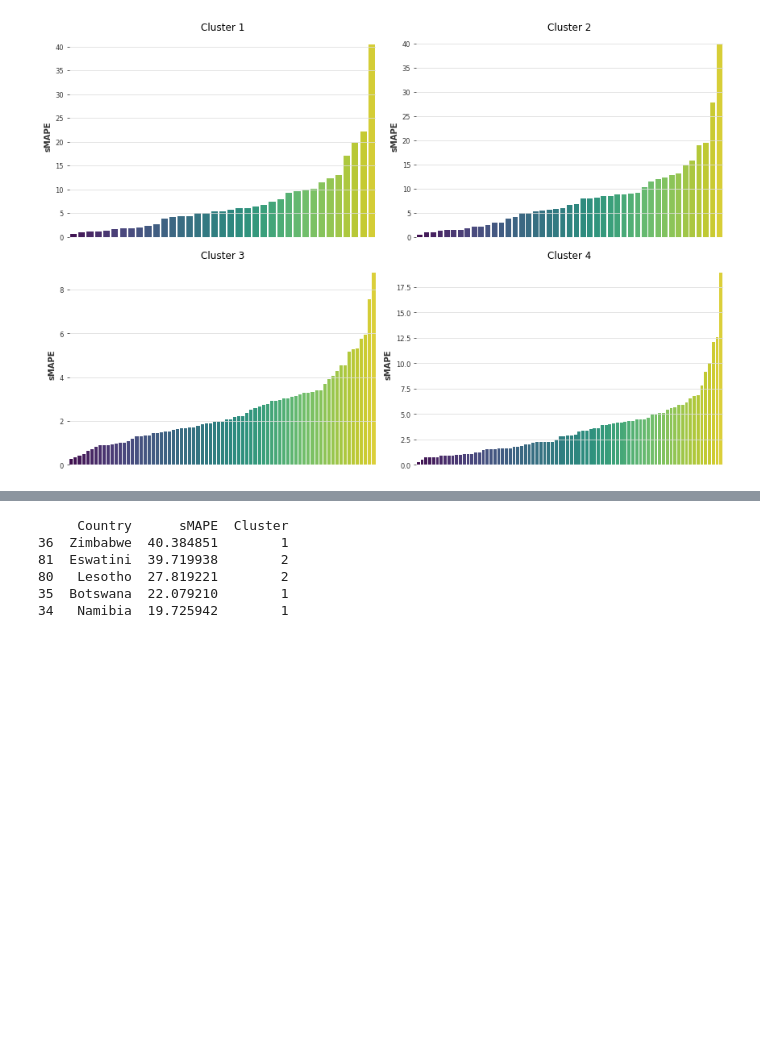
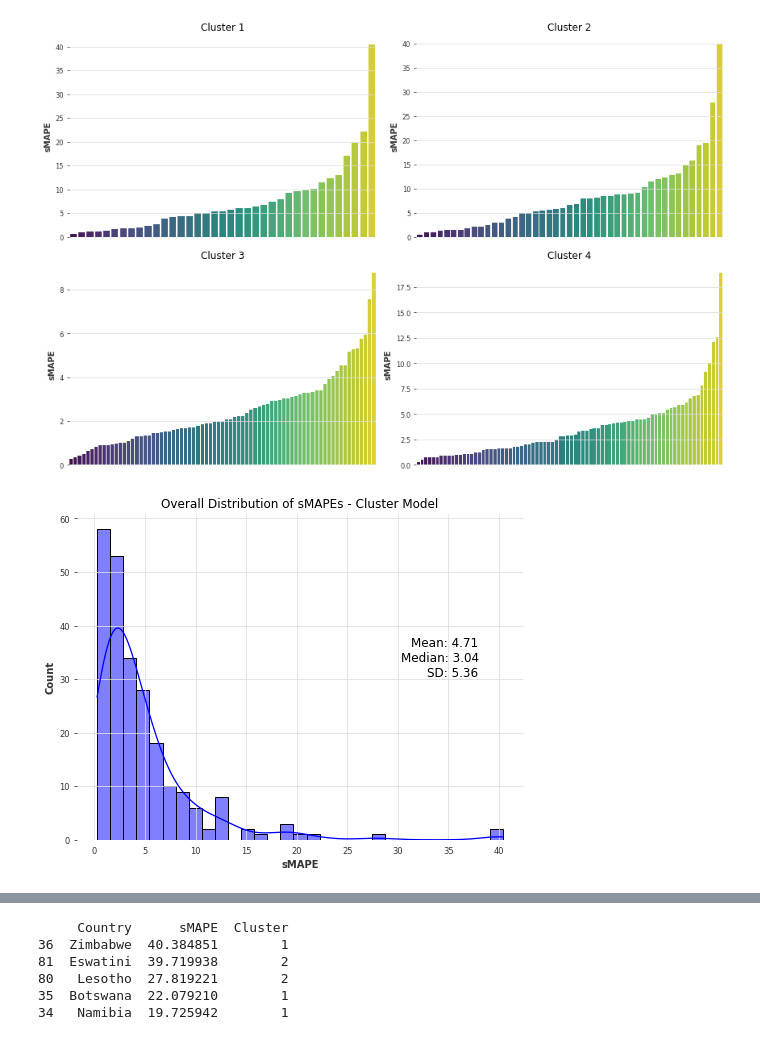
Before and after one commit to livtol99/Data-Science-Liv, a Jupyter notebook: Code/Validating_model.ipynb, the cells around one changed output, grey strips where cells are left out. Drawn from its saved outputs; the diff is of its cells as text; code cells hidden in the pictures; blank space fills up the shorter version.

```diff
--- a/Code/Validating_model.ipynb
+++ b/Code/Validating_model.ipynb
@@ -279,6 +279,32 @@ plt.tight_layout()
 plt.show()
 # %% [output]
 [figure]
+# %%
+import seaborn as sns
+import matplotlib.pyplot as plt
+
+# Create a histogram plot of sMAPE values
+plt.figure(figsize=(8, 6))
+sns.histplot(data=sMAPES_df, x='sMAPE', kde=True, color='blue')
+
+# Calculate the mean, median, and standard deviation of sMAPE values
+mean_smape = sMAPES_df['sMAPE'].mean()
+median_smape = sMAPES_df['sMAPE'].median()
+std_smape = sMAPES_df['sMAPE'].std()
+
+# Annotate the mean, median, and standard deviation
+plt.text(0.9, 0.5, f"Mean: {mean_smape:.2f}\nMedian: {median_smape:.2f}\nSD: {std_smape:.2f}",
+         transform=plt.gca().transAxes, fontsize=12, ha='right')
+
+# Set plot labels and title
+plt.xlabel('sMAPE')
+plt.ylabel('Count')
+plt.title('Overall Distribution of sMAPEs - Cluster Model')
+
+# Show the plot
+plt.show()
+# %% [output]
+[figure, added]
 # %%
 import seaborn as sns
 import matplotlib.pyplot as plt
```
Also changed, not shown: parts of 7 cells of this notebook, 1 other file.
